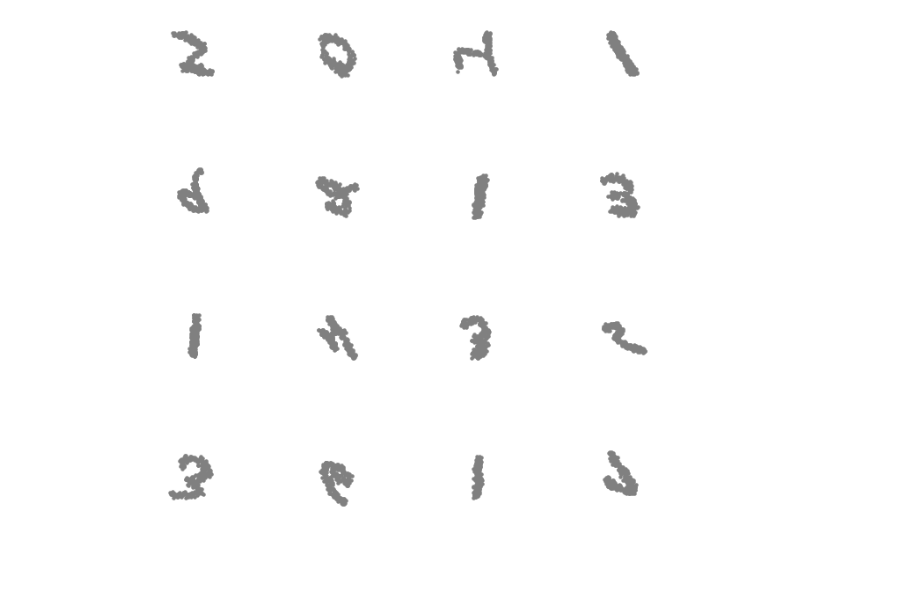
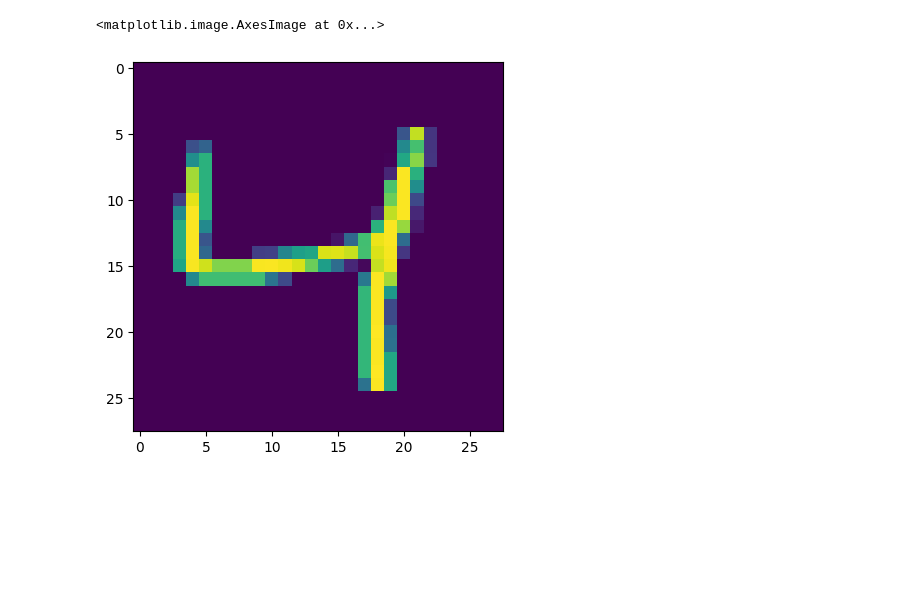
Before and after one commit to aidos-lab/shape-synthesis-v2, a Jupyter notebook: notebooks/dataset_mnist.ipynb, the cells around one changed output. Cells and saved outputs as stored; diff of their text form; code cells hidden in the pictures; blank space fills up the shorter version.

```diff
--- a/notebooks/dataset_mnist.ipynb
+++ b/notebooks/dataset_mnist.ipynb
@@ -41,6 +52,7 @@ Norm tensor(1.1358)
 # %%
 # Plot more samples of the data.
-
-fig = plot_point_clouds_grid_2d(train_pts)
-# %% [output]
-[figure, removed]
+# %%
+plt.imshow(train_imgs[2])
+# %% [output]
+<matplotlib.image.AxesImage at 0x...>
+[figure, added]
```
Also changed, not shown: parts of 2 cells of this notebook, 6 other files.
